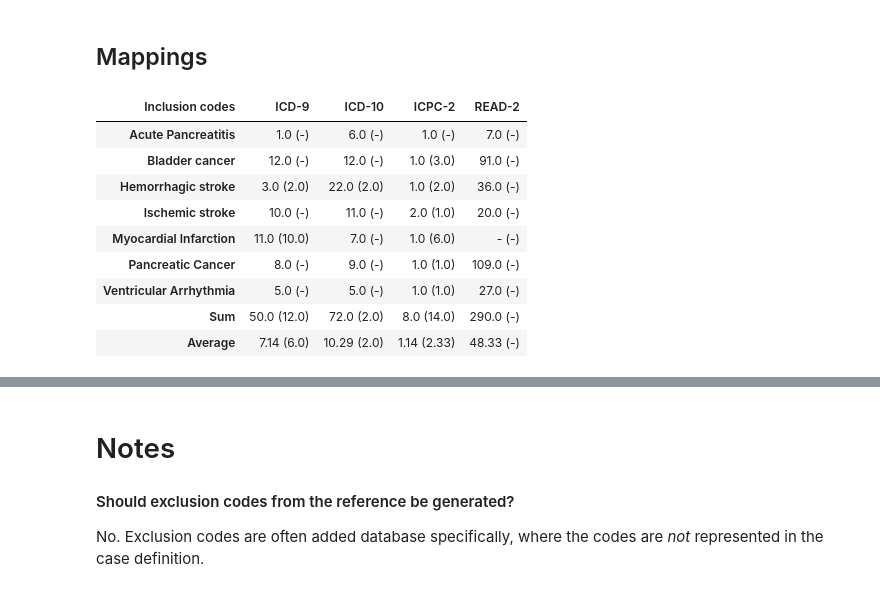
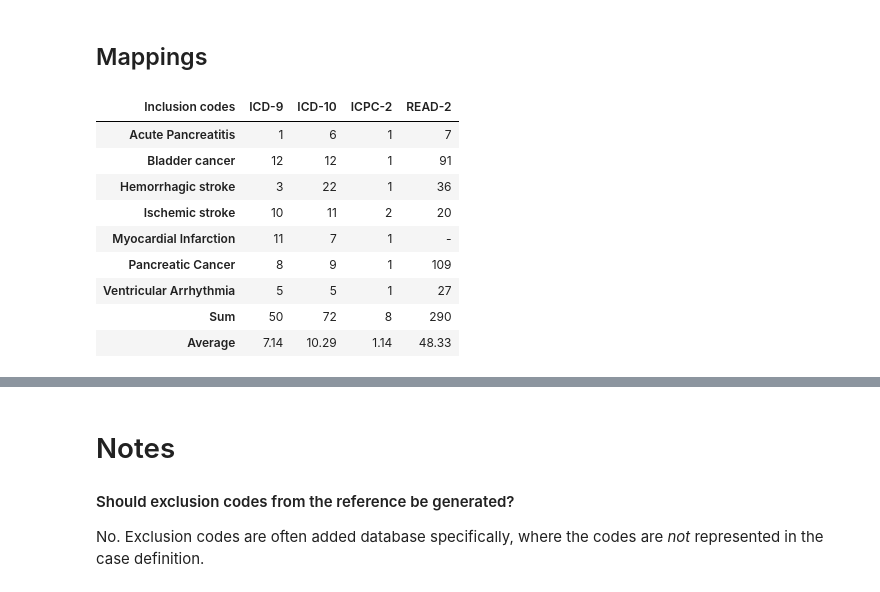
Before and after one commit to mi-erasmusmc/comap, a Jupyter notebook: evaluation/lib/CoMap evaluation.ipynb, the cells around one changed output, grey strips where cells are left out. Cells and saved outputs as stored; diff of their text form; code cells hidden in the pictures.

```diff
--- a/evaluation/lib/CoMap evaluation.ipynb
+++ b/evaluation/lib/CoMap evaluation.ipynb
@@ -147,45 +147,23 @@ ev['variation event database recall precision'.split()].head()
 # %%
 df_m = mappings.describe()
 df_m.index = df_m.index.map(database_label)
 df_m.columns = df_m.columns.map(event_label)
 df_m.index.name = 'Inclusion codes'
 df_m['Sum'] = df_m.iloc[:4,:7].sum(axis=1)
 df_m['Average'] = df_m.iloc[:4,:7].mean(axis=1).round(2)
 #df.ix['Sum'] = df.iloc[:4, :7].sum()
 #df.ix['Average'] = df.iloc[:4, :7].mean().round(2)
 #df.ix['Sum']['Sum'] = df['Sum'].sum()
 #df.ix['Average']['Average'] = df['Average'].mean()
 df_m.fillna('-').T[['ICD-9', 'ICD-10', 'ICPC-2', 'READ-2']]
-
-df_e = mappings.describe(exclusions=True)
-
-df_e.index = df_e.index.map(database_label)
-df_e.columns = df_e.columns.map(event_label)
-df_e.index.name = 'Exclusion codes'
-
-df_e['Sum'] = df_e.iloc[:4,:7].sum(axis=1)
-df_e['Average'] = df_e.iloc[:4,:7].mean(axis=1).round(2)
-df_e.fillna('-').T[['ICD-9', 'ICD-10', 'ICPC-2', 'READ-2']]
-
-def combine_pair(t):
-    return '{} ({})'.format(t.inc, t.exc)
-
-def combine_row(inc, exc):
-    return (pd.DataFrame({'inc': inc.fillna('-'), 'exc': exc.fillna('-')})
-              .apply(combine_pair, axis=1))
-
-df = (df_m.combine(df_e, combine_row)
-      .T[['ICD-9', 'ICD-10', 'ICPC-2', 'READ-2']])
-df.index.nam = 'Events'
-df
 # %% [output]
 | Inclusion codes | ICD-9 | ICD-10 | ICPC-2 | READ-2 |
-| Acute Pancreatitis | 1.0 (-) | 6.0 (-) | 1.0 (-) | 7.0 (-) |
-| Bladder cancer | 12.0 (-) | 12.0 (-) | 1.0 (3.0) | 91.0 (-) |
-| Hemorrhagic stroke | 3.0 (2.0) | 22.0 (2.0) | 1.0 (2.0) | 36.0 (-) |
-| Ischemic stroke | 10.0 (-) | 11.0 (-) | 2.0 (1.0) | 20.0 (-) |
-| Myocardial Infarction | 11.0 (10.0) | 7.0 (-) | 1.0 (6.0) | - (-) |
-| Pancreatic Cancer | 8.0 (-) | 9.0 (-) | 1.0 (1.0) | 109.0 (-) |
-| Ventricular Arrhythmia | 5.0 (-) | 5.0 (-) | 1.0 (1.0) | 27.0 (-) |
-| Sum | 50.0 (12.0) | 72.0 (2.0) | 8.0 (14.0) | 290.0 (-) |
-| Average | 7.14 (6.0) | 10.29 (2.0) | 1.14 (2.33) | 48.33 (-) |
+| Acute Pancreatitis | 1 | 6 | 1 | 7 |
+| Bladder cancer | 12 | 12 | 1 | 91 |
+| Hemorrhagic stroke | 3 | 22 | 1 | 36 |
+| Ischemic stroke | 10 | 11 | 2 | 20 |
+| Myocardial Infarction | 11 | 7 | 1 | - |
+| Pancreatic Cancer | 8 | 9 | 1 | 109 |
+| Ventricular Arrhythmia | 5 | 5 | 1 | 27 |
+| Sum | 50 | 72 | 8 | 290 |
+| Average | 7.14 | 10.29 | 1.14 | 48.33 |
```
Also changed, not shown: parts of 19 cells of this notebook, 2 other files.
